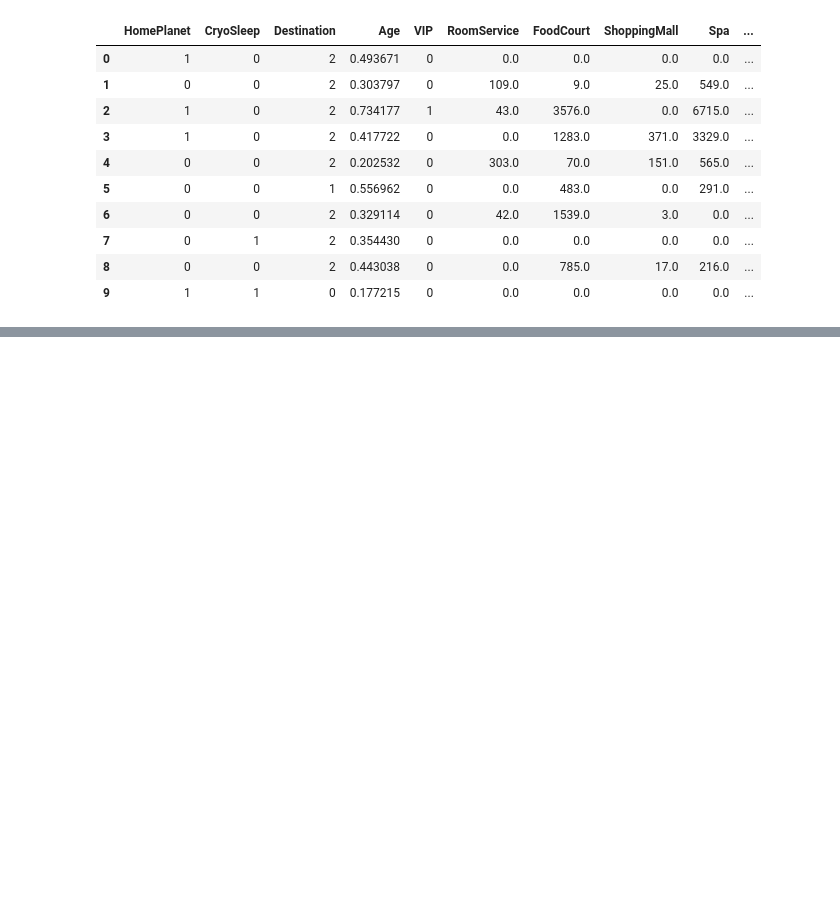
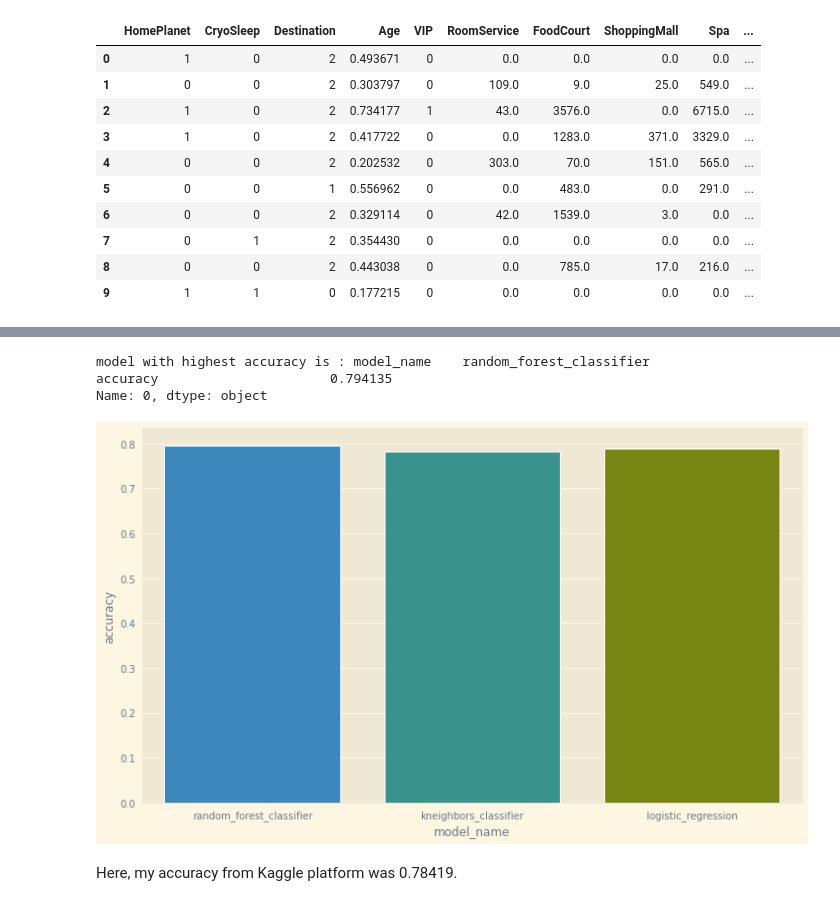
Before and after one commit to SebasAI95/Kaggle_challenge, a Jupyter notebook: spaceship_challenge_02.ipynb, the cells around one changed output, grey strips where cells are left out. Cells and saved outputs as stored; diff of their text form; code cells hidden in the pictures; blank space fills up the shorter version.

```diff
--- a/spaceship_challenge_02.ipynb
+++ b/spaceship_challenge_02.ipynb
@@ -321,0 +334,18 @@ X_train, y_train, X_test, y_test = train_test_split(train_data, TRANSPORTED, tes
+# %%
+# First, create dictionary to store method's accuracy
+model_acc = {}
+# %%
+# 1. Random Forest Classifier
+# This algorithm consists in next steps :
+# a. Random samples for given dataset
+# b. Build decision tree for each sample
+# c. Every DT has your own prediction
+# d. Vote process to select most common value
+# e. Prediction is created, and now is possible evaluate with
+# test set.
+
+classifier = RandomForestClassifier(random_state=42)
+predictor = classifier.fit(X_train, y_train)
+y_pred = predictor.predict(X_test)
+accuracy_rfc = accuracy_score(y_test, y_pred)
+model_acc["random_forest_classifier"] = accuracy_rfc
@@ -321,0 +371,6 @@ X_train, y_train, X_test, y_test = train_test_split(train_data, TRANSPORTED, tes
+# %%
+classifier = LogisticRegression(random_state=42)
+predictor = classifier.fit(X_train, y_train)
+y_pred = predictor.predict(X_test)
+accuracy_log_reg = accuracy_score(y_test, y_pred)
+model_acc['logistic_regression'] = accuracy_log_reg
@@ -321,0 +385,12 @@ X_train, y_train, X_test, y_test = train_test_split(train_data, TRANSPORTED, tes
+# %%
+# Final step, is to visualize Model Accuracies to select the best algorithm to current data
+model_acc_df = pd.DataFrame(model_acc.items(), columns=["model_name", "accuracy"])
+plt.figure(figsize=(12,7))
+sns.barplot(data=model_acc_df, x="model_name", y="accuracy")
+model_acc_df.sort_values("accuracy", ascending=False)
+print(f"model with highest accuracy is : {model_acc_df.loc[0,:]}")
+# %% [output]
+model with highest accuracy is : model_name    random_forest_classifier
+accuracy                      0.794135
+Name: 0, dtype: object
+[figure, added]
@@ -321,0 +405,3 @@ X_train, y_train, X_test, y_test = train_test_split(train_data, TRANSPORTED, tes
+# %% [markdown]
+
+Here, my accuracy from Kaggle platform was 0.78419.
```
Also changed, not shown: parts of 18 cells of this notebook.
